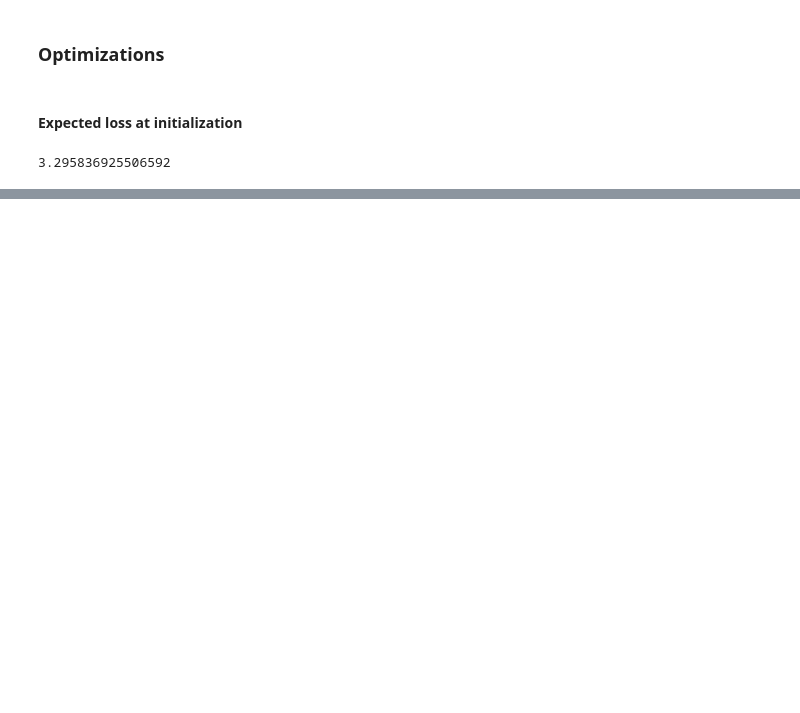
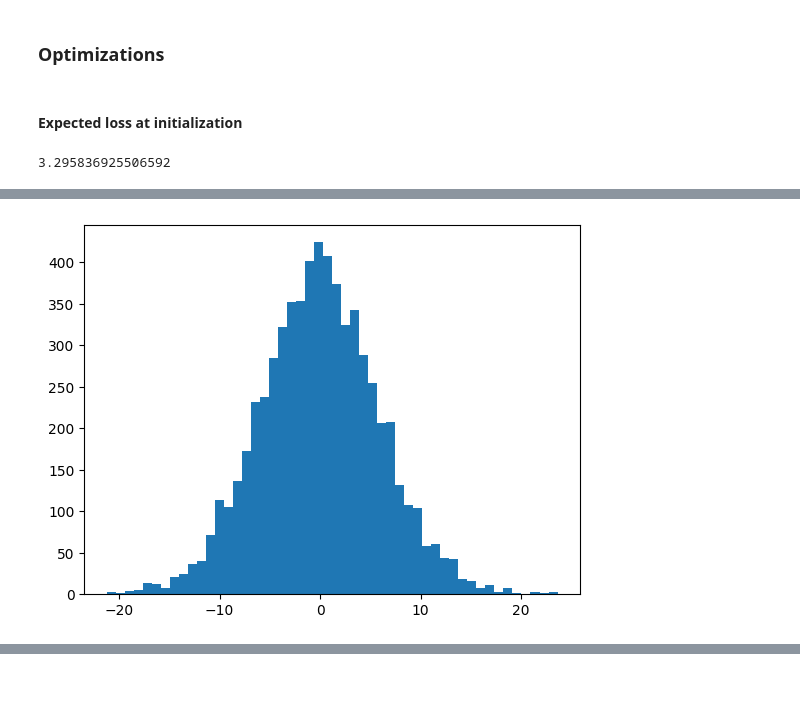
Before and after one commit to jcentner/makemore-repro, a Jupyter notebook: 02_MLP2.ipynb, the cells around one changed output, grey strips where cells are left out. Cells and saved outputs as stored; diff of their text form; code cells hidden in the pictures; blank space fills up the shorter version.

```diff
--- a/02_MLP2.ipynb
+++ b/02_MLP2.ipynb
@@ -257,0 +317,8 @@ domara.
+# %%
+plt.hist(hpreact.view(-1).tolist(), 50); # distribution of pre-activations
+
+# with broad distribution of pre-activations, tanh will saturate for most neurons (as tanh squashes large inputs to -1 or 1)
+# outputs of tanh close to -1 or 1 kills the gradients, so learning is very slow
+# backward pass for tanh: self.grad += (1 - t**2) * out.grad) ; high t -> low gradient (vanishing gradients)
+# %% [output]
+[figure, added]
```
Also changed, not shown: parts of 5 cells of this notebook.
